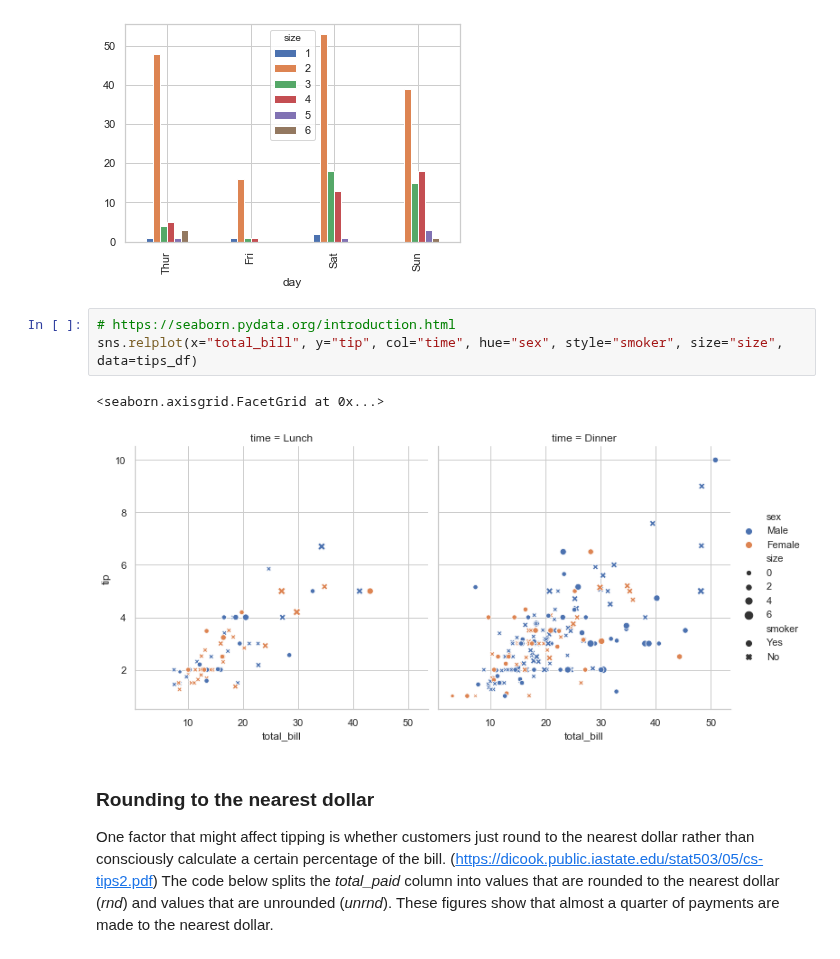
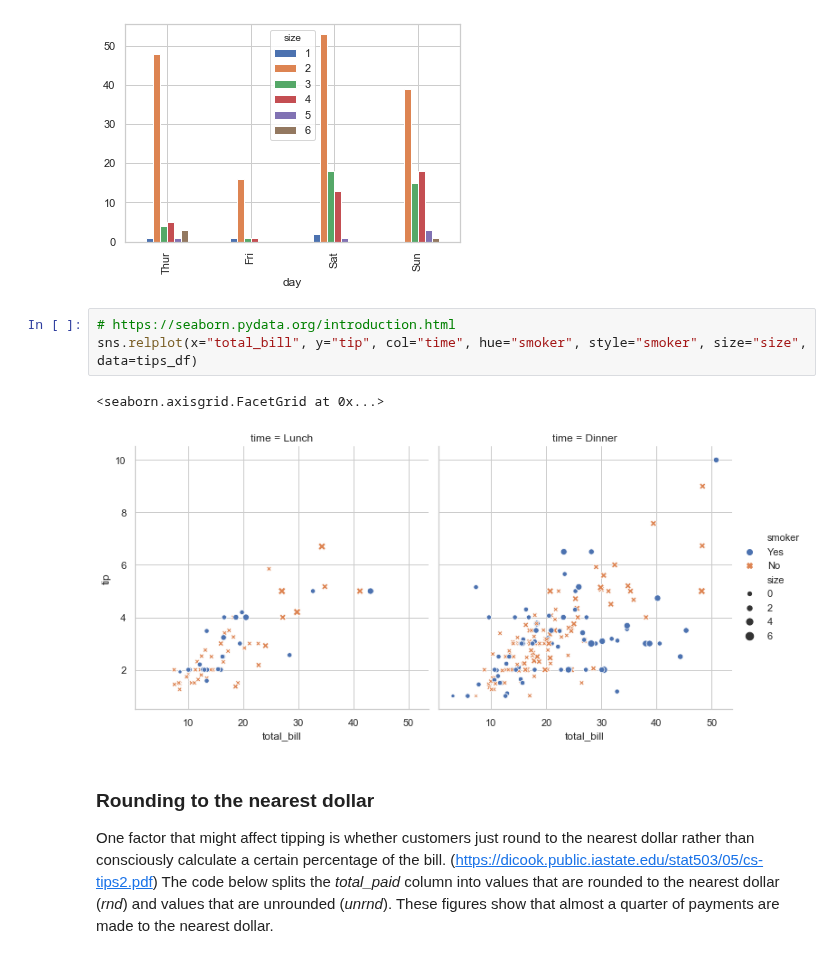
Before and after one commit to jennifer-ryan/fundamentals-project, a Jupyter notebook: tips_dataset_analysis.ipynb, the cells around one changed output. Cells and saved outputs as stored; diff of their text form.

```diff
--- a/tips_dataset_analysis.ipynb
+++ b/tips_dataset_analysis.ipynb
@@ -652,10 +689,10 @@ groups.plot.bar()
 [figure]
 # %%
 # https://seaborn.pydata.org/introduction.html
-sns.relplot(x="total_bill", y="tip", col="time", hue="sex", style="smoker", size="size", data=tips_df)
+sns.relplot(x="total_bill", y="tip", col="time", hue="smoker", style="smoker", size="size", data=tips_df)
 # %% [output]
 <seaborn.axisgrid.FacetGrid at 0x...>
-[figure, old version]
+[figure, new version]
 # %% [markdown]
 ### Rounding to the nearest dollar
 
```
Also changed, not shown: parts of 12 cells of this notebook.
